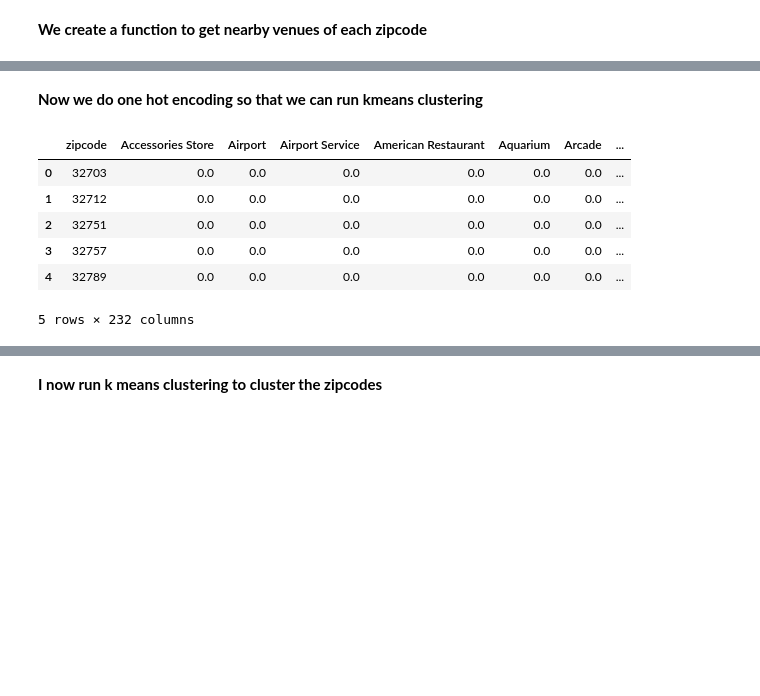
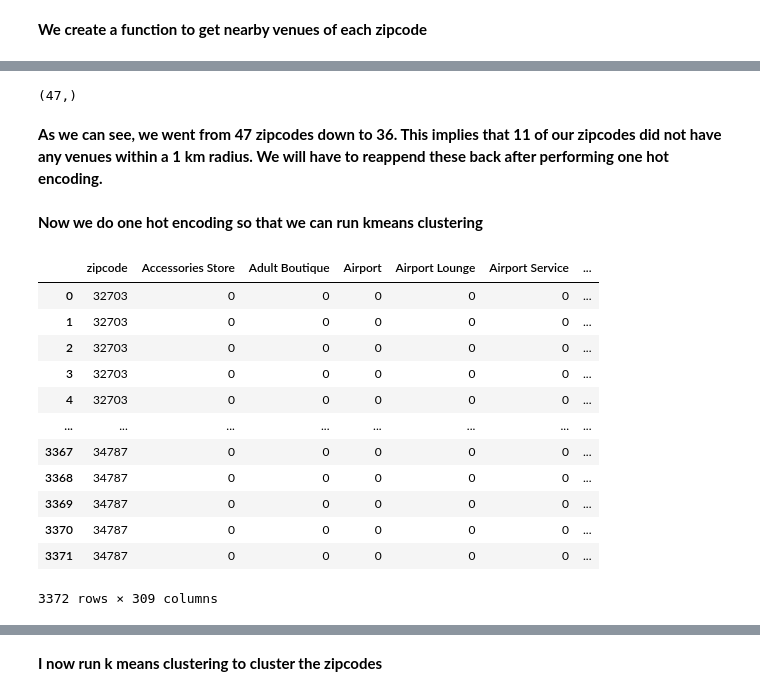
Before and after one commit to rghoward/Coursera_Capstone, a Jupyter notebook: Capstone/Capstone Project.ipynb, the cells around one changed output, grey strips where cells are left out. Saved outputs shown, nothing was run; the diff lists cells and outputs as text; code cells hidden in the pictures; blank space fills up the shorter version.

```diff
--- a/Capstone/Capstone Project.ipynb
+++ b/Capstone/Capstone Project.ipynb
@@ -80,5 +80,6 @@ covid_df.head()
 # %%
 covid_df = covid_df[['ZIP', 'POName', "Cases_1"]]
-covid_df.columns = ['zipcode', 'neighborhood', 'cases']
+covid_df.columns = ['zipcode', 'related city', 'cases']
 covid_df['cases'].replace(to_replace="<5", value=5, inplace=True)
 covid_df['cases'] = covid_df['cases'].astype(int)
+covid_df.head()
@@ -146,14 +143,20 @@ def replaceLatLong(changes, df):
     return df
 # %%
 
-changes = [['32805', '28.5346', '81.4004'],
-          ['32839', '28.4889', '81.4114'],
-          ['32816', '28.6013', '81.2009'],
-          ['32825', '28.5417', '81.2409'],
-          ['34734', '28.5391', '81.5185'],
-          ['32820', '28.5808', '81.1306'],
-          ['32776', '28.8132', '-81.5048'],
-          ['32757', '28.7520', '-81.6364']]
+changes = [['32805', '28.5346', '-81.4004'],
+          ['32839', '28.4889', '-81.4114'],
+          ['32816', '28.6013', '-81.2009'],
+          ['32825', '28.5417', '-81.2409'],
+          ['34734', '28.5391', '-81.5185'],
+          ['32820', '28.5808', '-81.1306'],
+          ['32776', '28.132', '-81.5048'],
+          ['32757', '28.7520', '-81.6364'],
+          ['34734', '28.5391', '-81.5185'],
+          ['34760', '28.5575', '-81.6282'],
+          ['32810', '28.6235', '-81.4247'],
+          ['32814', '28.5729', '-81.3207'],
+          ['32812', '28.4833', '-81.3234'],
+          ['32709', '28.5381', '-81.0092']]
 covid_df = replaceLatLong(changes, covid_df)
 # %% [markdown]
 **We now use the Foursquare API to find features for each zipcode**
@@ -162,8 +165,8 @@ covid_df.shape
 # %% [output]
 (47, 5)
 # %%
-CLIENT_ID = 'RKRACHUNPQLEQHK1NMYXSP3DR2YE3BRYBDRCBBC2LB1SR503'# your Foursquare ID
-CLIENT_SECRET = 'DJQGSGGER5JVH4NREDDUJCDVIQ52VPM0IXDVGRXYQ4QGSUNB' # your Foursquare Secret
+CLIENT_ID = 'R5KOR3AWIJIG5OSFBPTN40EYQWJ3Z2YU2CCPTPXGNF0UWVXO'# your Foursquare ID
+CLIENT_SECRET = 'TEVQLN53WG5XPUNNPSXIUHGVELTOC22GEW1KJWOBIQBAC2KJ' # your Foursquare Secret
 VERSION = '202006017' # Foursquare API version
 
 print('Your credentails:')
@@ -218,5 +229,5 @@ def getNearbyVenues(zipcodes, latitudes, longitudes,radius=1000):
 # %%
-orange_venues = getNearbyVenues(zipcodes=covid_df.zipcode,
+orange_venues, missing_venues_list = getNearbyVenues(zipcodes=covid_df.zipcode,
                             latitudes=covid_df.Latitude,
                             longitudes=covid_df.Longitude)
 orange_venues.shape
@@ -234,17 +256,28 @@ orange_venues.head()
+# %%
+orange_venues['zipcode'].unique().shape
+# %% [output]
+(47,)
+# %% [markdown]
+**As we can see, we went from 47 zipcodes down to 36.  This implies that 11 of our zipcodes did not have any venues within a 1 km radius.  We will have to reappend these back after performing one hot encoding.**
 # %% [markdown]
 **Now we do one hot encoding so that we can run kmeans clustering**
 # %%
 orange_onehot = pd.get_dummies(orange_venues[['Venue Category']], prefix="", prefix_sep="")
-orange_onehot['zipcode'] = orange_venues['Neighborhood']
+orange_onehot['zipcode'] = orange_venues['zipcode']
 fixed_columns = [orange_onehot.columns[-1]] + list(orange_onehot.columns[:-1])
 orange_onehot = orange_onehot[fixed_columns]
-orange_grouped = orange_onehot.groupby('zipcode').mean().reset_index()
-orange_grouped.head()
+orange_onehot
 # %% [output]
-|  | zipcode | Accessories Store | Airport | Airport Service | American Restaurant | Aquarium | Arcade | ... |
-| 0 | 32703 | 0.0 | 0.0 | 0.0 | 0.0 | 0.0 | 0.0 | ... |
-| 1 | 32712 | 0.0 | 0.0 | 0.0 | 0.0 | 0.0 | 0.0 | ... |
-| 2 | 32751 | 0.0 | 0.0 | 0.0 | 0.0 | 0.0 | 0.0 | ... |
-| 3 | 32757 | 0.0 | 0.0 | 0.0 | 0.0 | 0.0 | 0.0 | ... |
-| 4 | 32789 | 0.0 | 0.0 | 0.0 | 0.0 | 0.0 | 0.0 | ... |
+|  | zipcode | Accessories Store | Adult Boutique | Airport | Airport Lounge | Airport Service | ... |
+| 0 | 32703 | 0 | 0 | 0 | 0 | 0 | ... |
+| 1 | 32703 | 0 | 0 | 0 | 0 | 0 | ... |
+| 2 | 32703 | 0 | 0 | 0 | 0 | 0 | ... |
+| 3 | 32703 | 0 | 0 | 0 | 0 | 0 | ... |
+| 4 | 32703 | 0 | 0 | 0 | 0 | 0 | ... |
+| ... | ... | ... | ... | ... | ... | ... | ... |
+| 3367 | 34787 | 0 | 0 | 0 | 0 | 0 | ... |
+| 3368 | 34787 | 0 | 0 | 0 | 0 | 0 | ... |
+| 3369 | 34787 | 0 | 0 | 0 | 0 | 0 | ... |
+| 3370 | 34787 | 0 | 0 | 0 | 0 | 0 | ... |
+| 3371 | 34787 | 0 | 0 | 0 | 0 | 0 | ... |
-5 rows × 232 columns
+3372 rows × 309 columns
```
Also changed, not shown: parts of 41 cells of this notebook.
